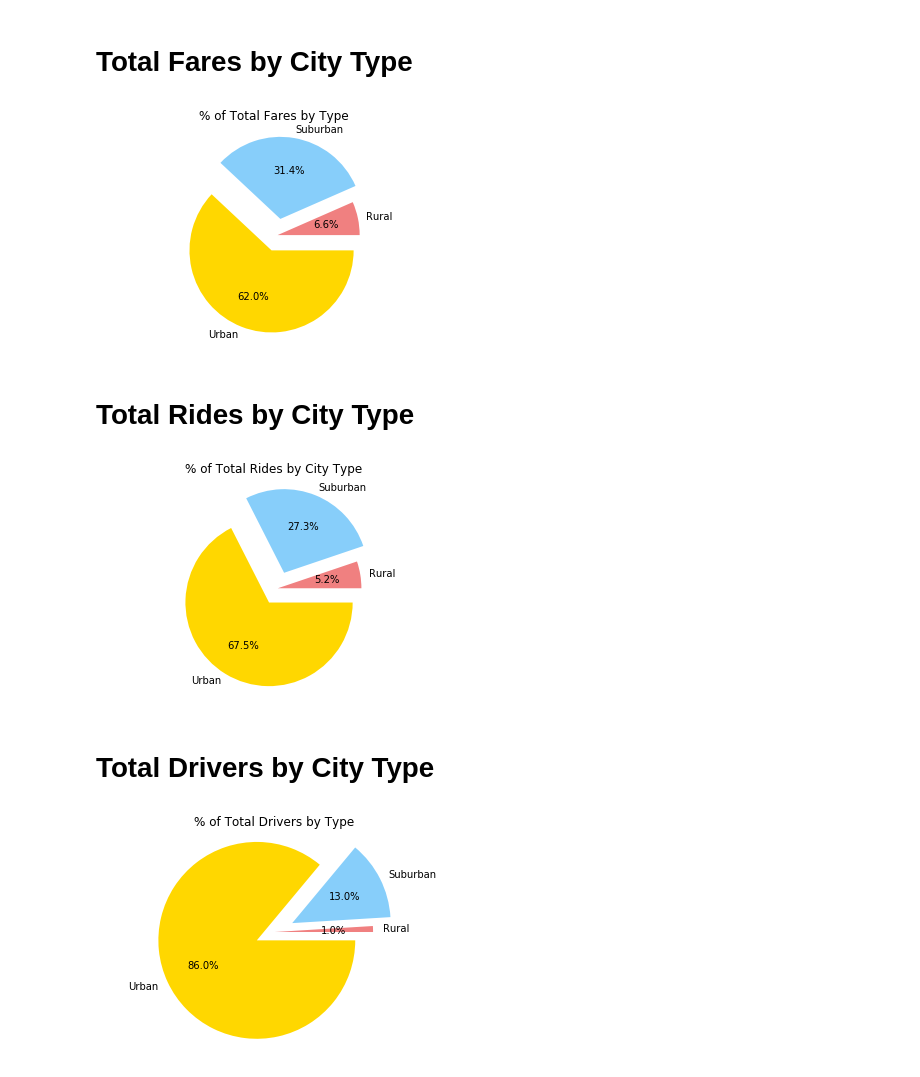
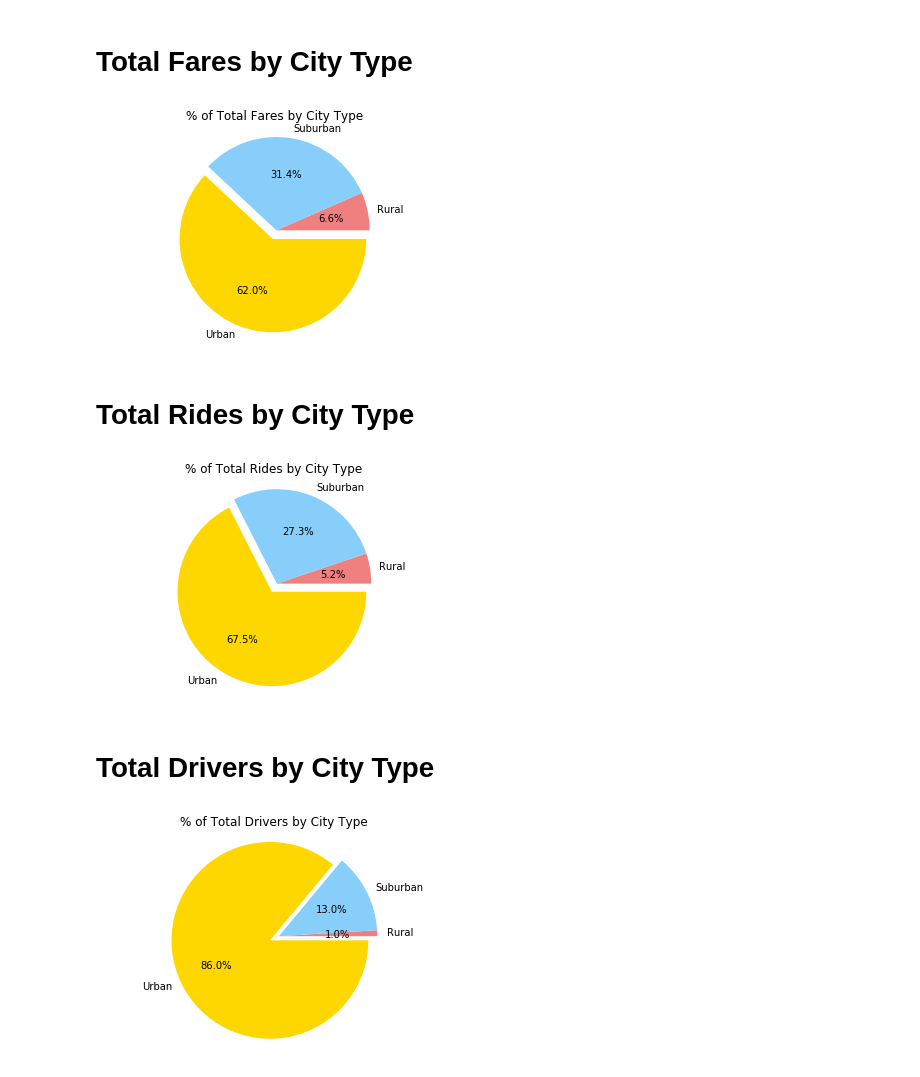
Before and after one commit to avlam/UCB-HW5, a Jupyter notebook: Pyber_avl/Pyber_avl.ipynb, the cells around one changed output. Cells and saved outputs as stored; diff of their text form; code cells hidden in the pictures.

Commit message:
corrected pie chart explode

```diff
--- a/Pyber_avl/Pyber_avl.ipynb
+++ b/Pyber_avl/Pyber_avl.ipynb
@@ -121,13 +121,13 @@ group_type = all_data_colored.groupby(['type'])
 plt.pie(group_type['fare'].sum(),
         labels = group_type['fare'].sum().keys(),
         colors = group_type['color'].min(),
-        explode = [0,0.2,0.2],
+        explode = [0,0,0.1],
        autopct = '%1.1f%%')
 plt.title('% of Total Fares by City Type')
 plt.axis('equal')
 plt.show()
 # %% [output]
-[figure, old version]
+[figure, new version]
 # %% [markdown]
 # Total Rides by City Type
 # %%
@@ -135,24 +135,24 @@ group_type = bubble_data.groupby(['City Type'])
 plt.pie(group_type['Total Rides'].sum(),
         labels = group_type['Total Rides'].sum().keys(),
         colors = group_type['color'].min(),
-        explode = [0,0.2,0.2],
+        explode = [0,0,0.1],
        autopct = '%1.1f%%')
 plt.title('% of Total Rides by City Type')
 plt.axis('equal')
 plt.show()
 # %% [output]
-[figure, old version]
+[figure, new version]
 # %% [markdown]
 # Total Drivers by City Type
 # %%
 group_type = all_data_colored.groupby(['type'])
 plt.pie(group_type['driver_count'].sum(),
         labels = group_type['driver_count'].sum().keys(),
         colors = group_type['color'].min(),
-        explode = [0,0.2,0.2],
+        explode = [0,0,0.1],
        autopct = '%1.1f%%')
 plt.title('% of Total Drivers by City Type')
 plt.axis('equal')
 plt.show()
 # %% [output]
-[figure, old version]
+[figure, new version]
```
Also changed, not shown: 4 other files.
